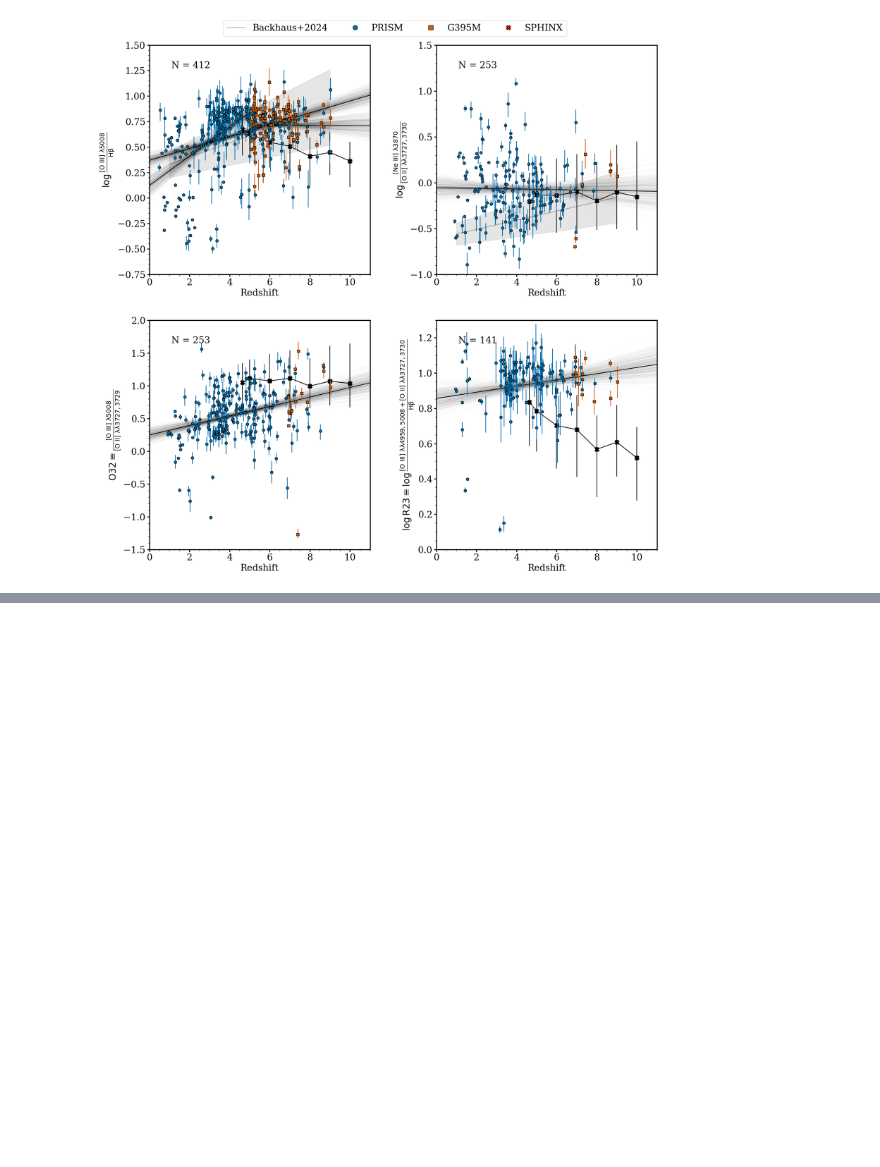
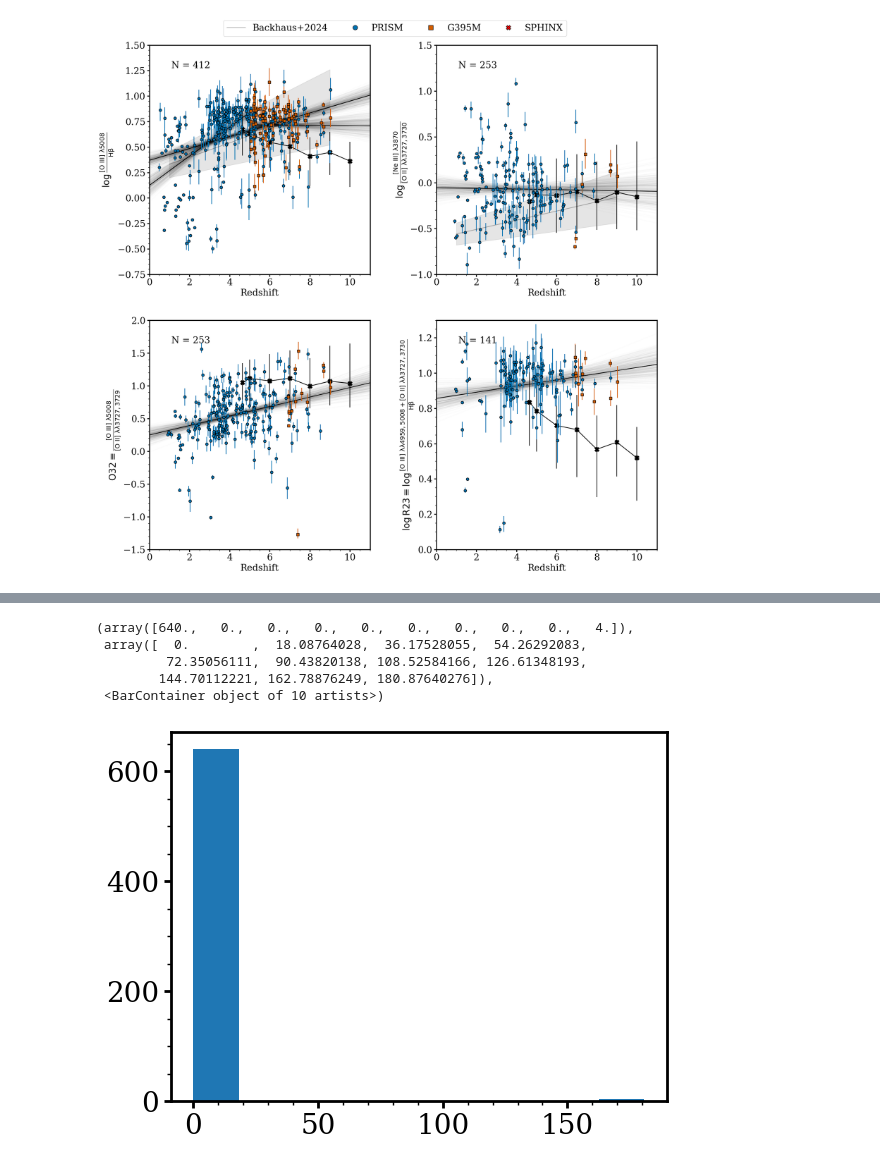
Before and after one commit to njcleri/RUBIES_ionization_conditions, a Jupyter notebook: plots_test.ipynb, the cells around one changed output, grey strips where cells are left out. Saved outputs shown, nothing was run; the diff lists cells and outputs as text; code cells hidden in the pictures; blank space fills up the shorter version.

```diff
--- a/plots_test.ipynb
+++ b/plots_test.ipynb
@@ -664,0 +778,9 @@ if __name__ == "__main__":
+# %%
+plt.hist(abs(merged_df.ra_x - merged_df.ra_y))
+# %% [output]
+(array([640.,   0.,   0.,   0.,   0.,   0.,   0.,   0.,   0.,   4.]),
+ array([  0.        ,  18.08764028,  36.17528055,  54.26292083,
+         72.35056111,  90.43820138, 108.52584166, 126.61348193,
+        144.70112221, 162.78876249, 180.87640276]),
+ <BarContainer object of 10 artists>)
+[figure, added]
```
Also changed, not shown: parts of 18 cells of this notebook, 15 other files.
